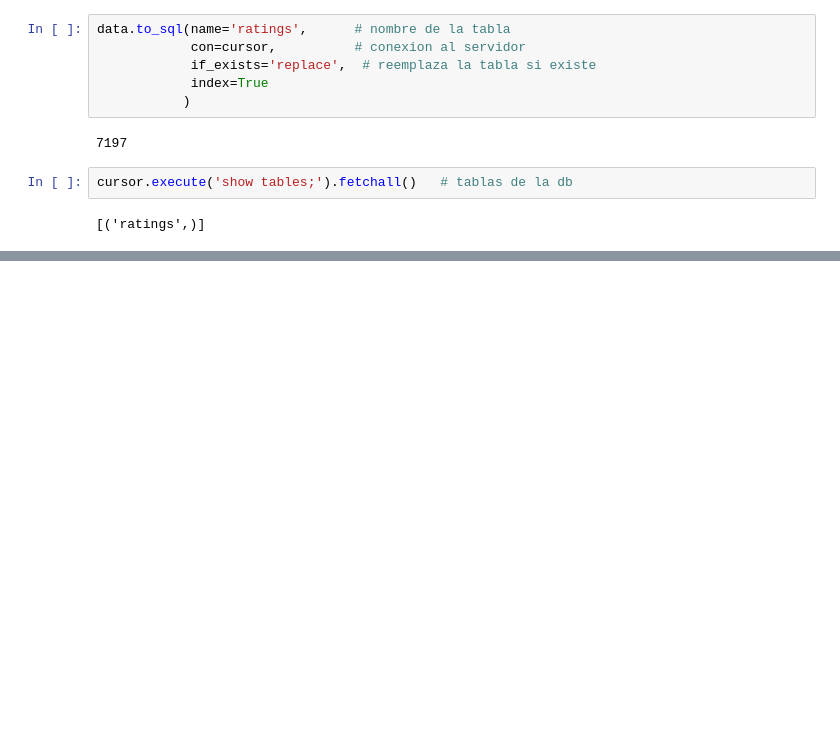
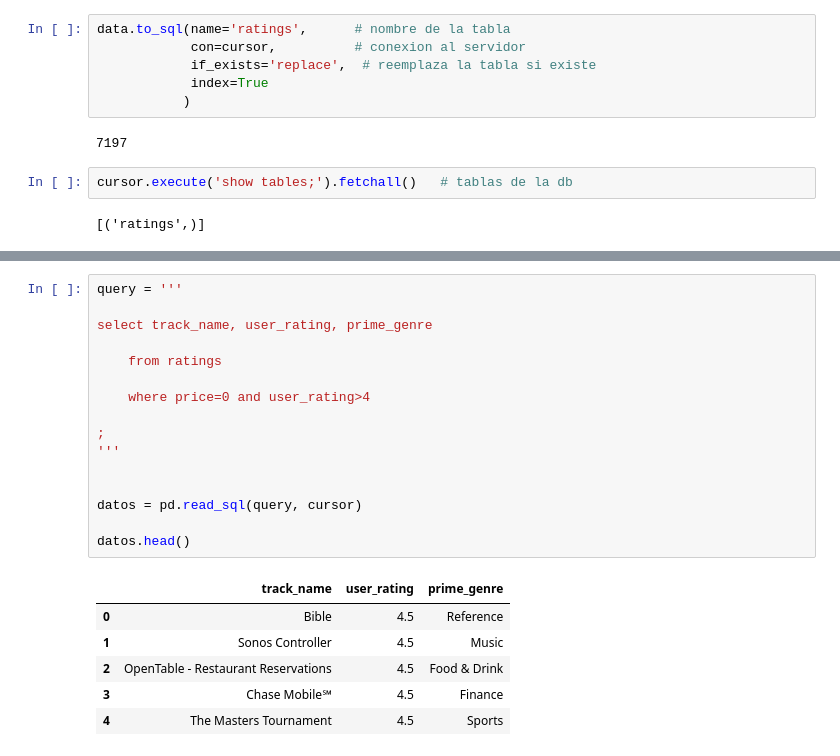
Before and after one commit to Ironhack-Data-Madrid-Octubre-2023/apuntes_clase, a Jupyter notebook: semana_3/3.1 - SQL en python.ipynb, the cells around one changed output, grey strips where cells are left out. Saved outputs shown, nothing was run; the diff lists cells and outputs as text; blank space fills up the shorter version.

```diff
--- a/semana_3/3.1 - SQL en python.ipynb
+++ b/semana_3/3.1 - SQL en python.ipynb
@@ -336,0 +376,23 @@ cursor.execute('show tables;').fetchall()   # tablas de la db
+# %%
+query = '''
+
+select track_name, user_rating, prime_genre
+
+    from ratings
+
+    where price=0 and user_rating>4
+
+;
+'''
+
+
+datos = pd.read_sql(query, cursor)
+
+datos.head()
+# %% [output]
+|  | track_name | user_rating | prime_genre |
+| 0 | Bible | 4.5 | Reference |
+| 1 | Sonos Controller | 4.5 | Music |
+| 2 | OpenTable - Restaurant Reservations | 4.5 | Food & Drink |
+| 3 | Chase Mobile℠ | 4.5 | Finance |
+| 4 | The Masters Tournament | 4.5 | Sports |
```
Also changed, not shown: parts of 26 cells of this notebook.
